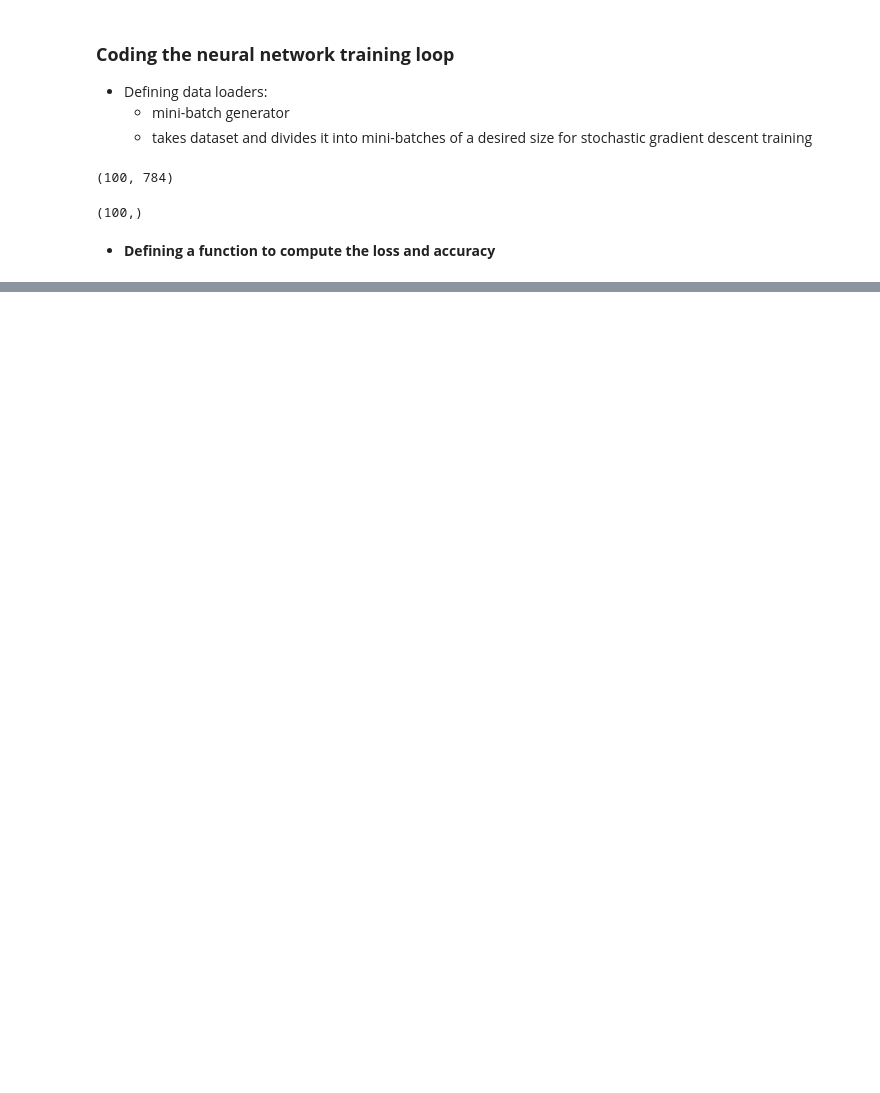
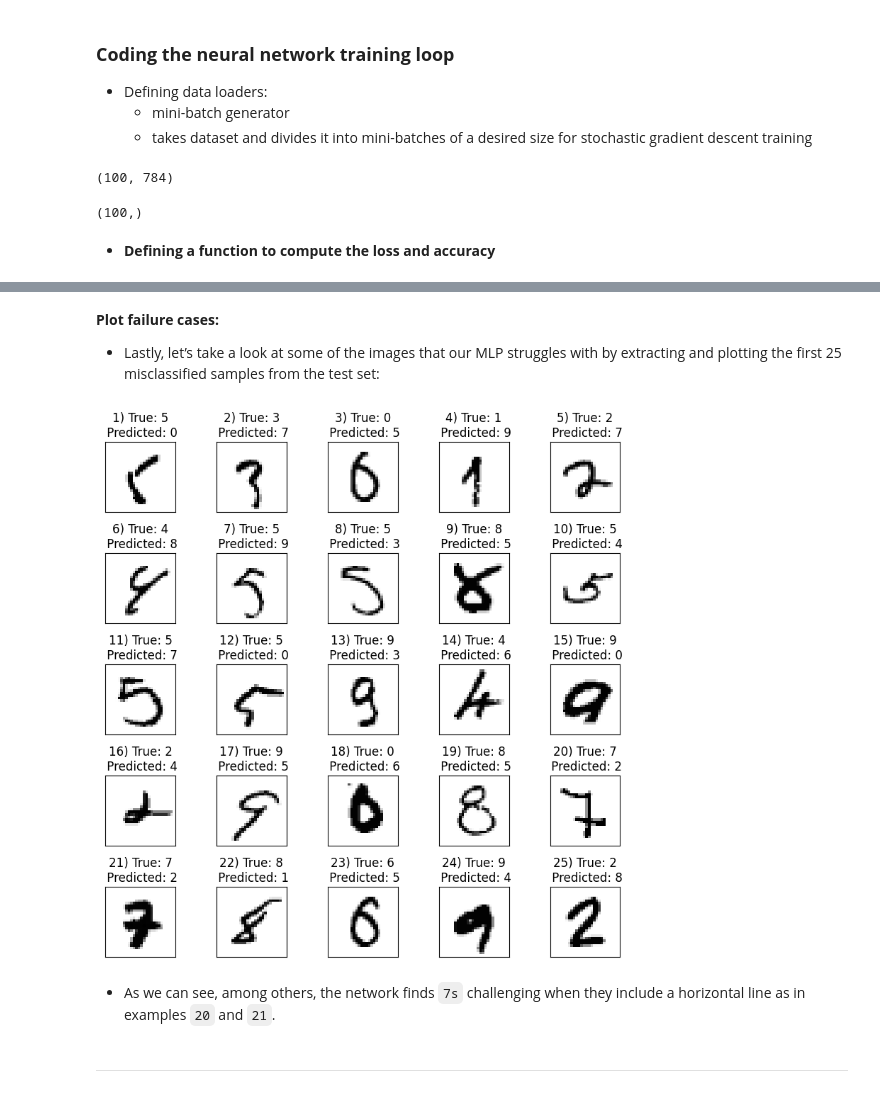
Before and after one commit to Sillians/ML-PyTorch-SkLearn, a Jupyter notebook: chp11_Implementing_a_Multilayer_Artificial_Neural_Network_from_Scratch/ch11_examples.ipynb, the cells around one changed output, grey strips where cells are left out. Saved outputs shown, nothing was run; the diff lists cells and outputs as text; code cells hidden in the pictures; blank space fills up the shorter version.

```diff
--- a/chp11_Implementing_a_Multilayer_Artificial_Neural_Network_from_Scratch/ch11_examples.ipynb
+++ b/chp11_Implementing_a_Multilayer_Artificial_Neural_Network_from_Scratch/ch11_examples.ipynb
@@ -798,0 +967,36 @@ Initial validation accuracy: 9.8%
+# %% [markdown]
+**Plot failure cases:**
+
+- Lastly, let’s take a look at some of the images that our MLP struggles with by extracting and plotting the first 25 misclassified samples from the test set:
+# %%
+X_test_subset = X_test[:1000, :]
+y_test_subset = y_test[:1000]
+
+_, probas = model.forward(X_test_subset)
+test_pred = np.argmax(probas, axis=1)
+
+misclassified_images = X_test_subset[y_test_subset != test_pred][:25]
+misclassified_labels = test_pred[y_test_subset != test_pred][:25]
+correct_labels = y_test_subset[y_test_subset != test_pred][:25]
+
+fig, ax = plt.subplots(nrows=5, ncols=5,
+                       sharex=True, sharey=True, figsize=(8, 8))
+ax = ax.flatten()
+for i in range(25):
+    img = misclassified_images[i].reshape(28, 28)
+    ax[i].imshow(img, cmap='Greys', interpolation='nearest')
+    ax[i].set_title(f'{i+1}) '
+                    f'True: {correct_labels[i]}\n'
+                    f' Predicted: {misclassified_labels[i]}')
+
+ax[0].set_xticks([])
+ax[0].set_yticks([])
+plt.tight_layout()
+#plt.savefig('figures/11_09.png', dpi=300)
+plt.show()
+# %% [output]
+[figure, added]
+# %% [markdown]
+- As we can see, among others, the network finds `7s` challenging when they include a horizontal line as in examples `20` and `21`.
+# %% [markdown]
+---
```
Also changed, not shown: parts of 33 cells of this notebook, 19 other files.
